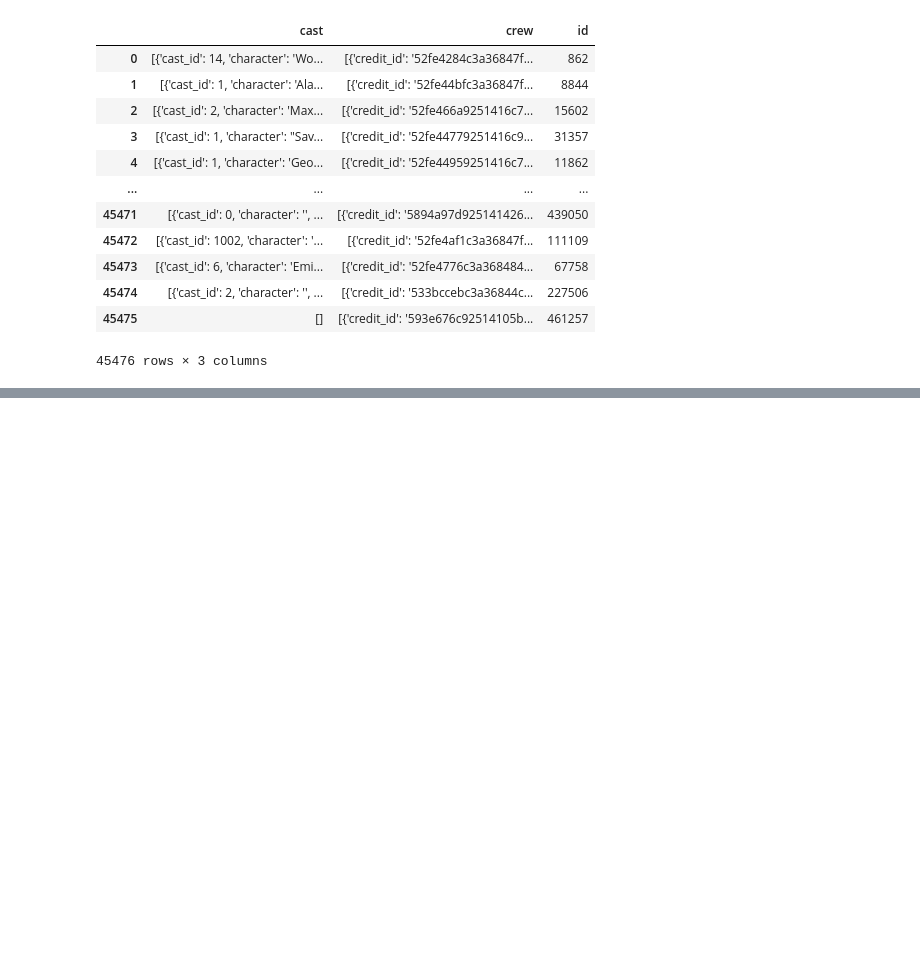
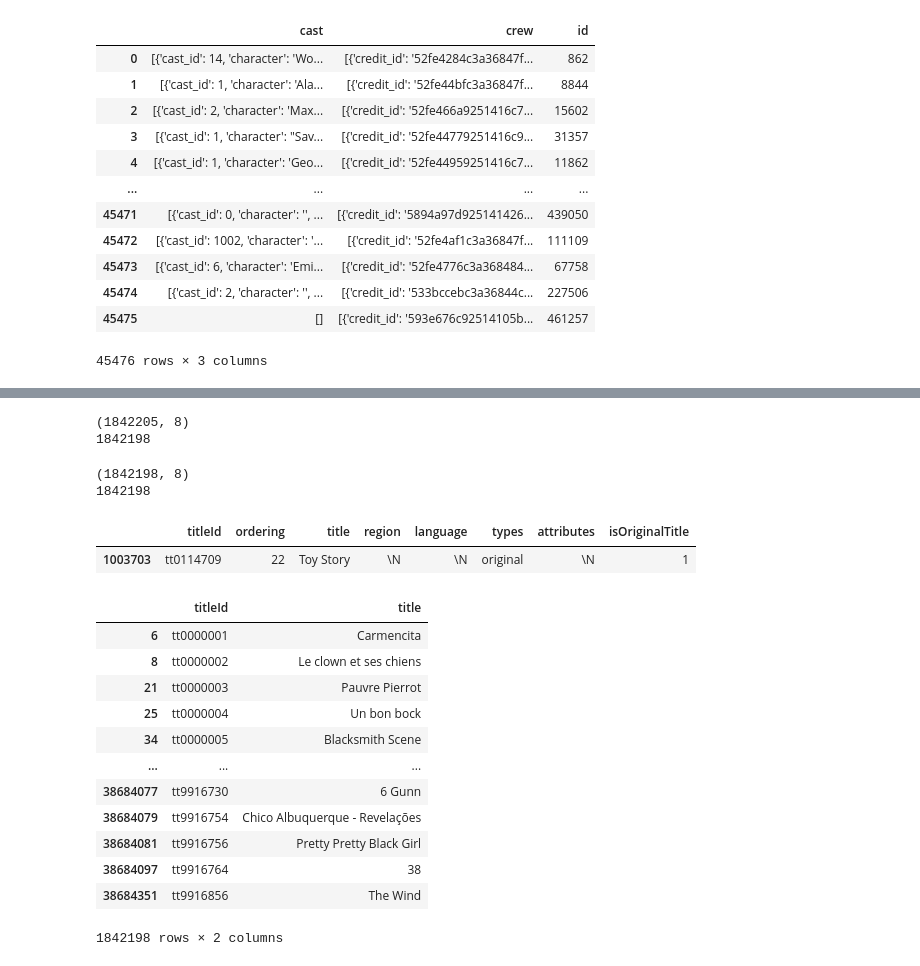
Before and after one commit to jackfrantz/Movie-Recommender-System, a Jupyter notebook: Code_Notebooks/1_Data_Collection.ipynb, the cells around one changed output, grey strips where cells are left out. Saved outputs shown, nothing was run; the diff lists cells and outputs as text; code cells hidden in the pictures; blank space fills up the shorter version.

```diff
--- a/Code_Notebooks/1_Data_Collection.ipynb
+++ b/Code_Notebooks/1_Data_Collection.ipynb
@@ -403,0 +464,37 @@ credits
+# %%
+originals = originals.dropna()
+# %%
+print(originals.shape)
+print(originals['titleId'].nunique())
+# %% [output]
+(1842205, 8)
+1842198
+# %%
+originals = originals.drop_duplicates(subset=['titleId'])
+print(originals.shape)
+print(originals['titleId'].nunique())
+# %% [output]
+(1842198, 8)
+1842198
+# %%
+originals[originals['titleId']=='tt0114709']
+# %% [output]
+|  | titleId | ordering | title | region | language | types | attributes | isOriginalTitle |
+| 1003703 | tt0114709 | 22 | Toy Story | \N | \N | original | \N | 1 |
+# %%
+imdb_titles = originals[['titleId', 'title']]
+imdb_titles
+# %% [output]
+|  | titleId | title |
+| 6 | tt0000001 | Carmencita |
+| 8 | tt0000002 | Le clown et ses chiens |
+| 21 | tt0000003 | Pauvre Pierrot |
+| 25 | tt0000004 | Un bon bock |
+| 34 | tt0000005 | Blacksmith Scene |
+| ... | ... | ... |
+| 38684077 | tt9916730 | 6 Gunn |
+| 38684079 | tt9916754 | Chico Albuquerque - Revelações |
+| 38684081 | tt9916756 | Pretty Pretty Black Girl |
+| 38684097 | tt9916764 | 38 |
+| 38684351 | tt9916856 | The Wind |
+1842198 rows × 2 columns
```
Also changed, not shown: parts of 6 cells of this notebook.
